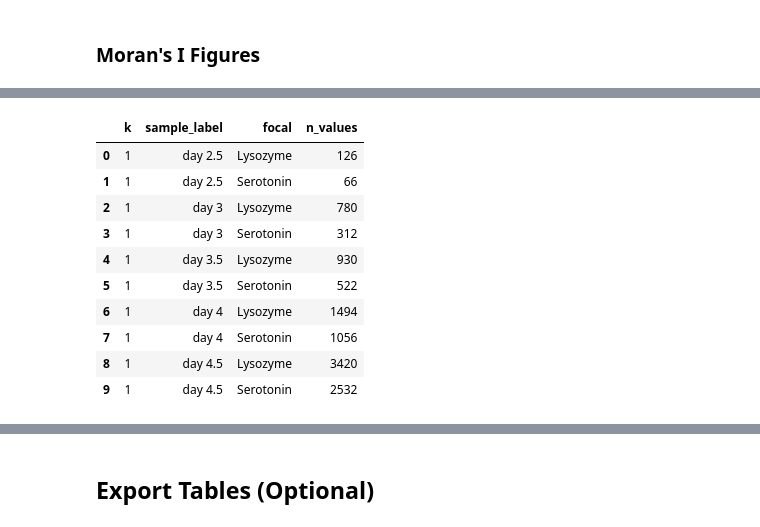
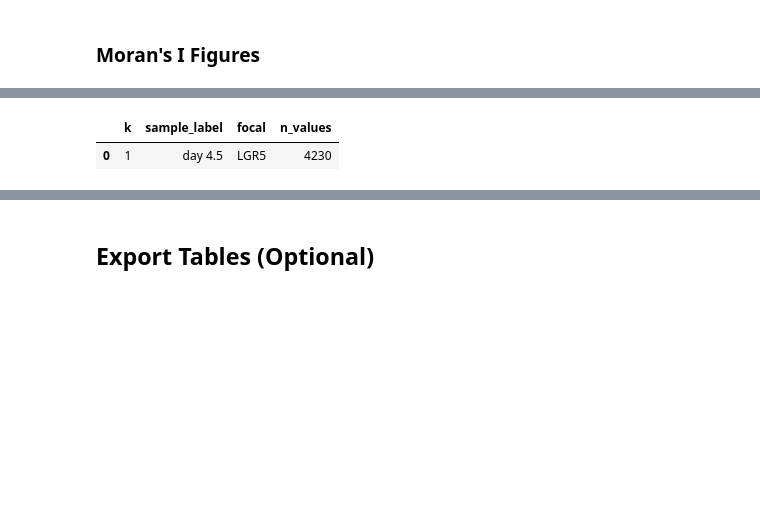
Before and after one commit to fskovbo/OrganoGraph, a Jupyter notebook: notebooks/plot_marker_neighborhood.ipynb, the cells around one changed output, grey strips where cells are left out. Cells and saved outputs as stored; diff of their text form; code cells hidden in the pictures; blank space fills up the shorter version.

```diff
--- a/notebooks/plot_marker_neighborhood.ipynb
+++ b/notebooks/plot_marker_neighborhood.ipynb
@@ -290,8 +521,8 @@ def mean_sem(values, axis=0):
 For each graph, the notebook builds `W = build_weight_matrix_kNN(G, k=1, row_standardize=False)` and computes cross-Moran's I from source markers to target markers. The null distribution is created by permuting target labels.
 # %%
 def moran_cache_path():
-    k_tag = "k" + "-".join(map(str, K_VALUES))
-    suffix = f"{GRAPH_SUBDIR}_{k_tag}_celltype_perms{N_PERMS}_seed{RANDOM_SEED}_max{MAX_GRAPHS_PER_TIMEPOINT}.pkl"
+    k_tag = "k" + "-".join(map(str, MORAN_K_VALUES))
+    suffix = f"{GRAPH_SUBDIR}_{k_tag}_celltype_perms{MORAN_N_PERMS}_seed{RANDOM_SEED}_max{MAX_GRAPHS_PER_TIMEPOINT}_markers{marker_preprocess_cache_tag()}.pkl"
     return CACHE_DIR / f"moran_results_rectangular_{suffix}"
 
 
@@ -322,7 +553,7 @@ def permutation_test_cross_morans_rectangular(X, W, Y, n_perms=999, seed=None):
     return I_obs, local_obs, I_perm, p_values
 
 
-def compute_moran_results(graph_table, analyses=MORAN_ANALYSES, k_values=K_VALUES, n_perms=N_PERMS, seed=RANDOM_SEED):
+def compute_moran_results(graph_table, analyses=MORAN_ANALYSES, k_values=MORAN_K_VALUES, n_perms=MORAN_N_PERMS, seed=RANDOM_SEED):
     cache_path = moran_cache_path()
     if USE_CACHE and cache_path.exists():
         print(f"Loading cached Moran results: {cache_path}")
@@ -338,7 +569,7 @@ def compute_moran_results(graph_table, analyses=MORAN_ANALYSES, k_values=K_VALUE
             continue
 
         for k in k_values:
-            W, _nodes = build_weight_matrix_kNN(G, k=int(k), row_standardize=ROW_STANDARDIZE_W)
+            W, _nodes = build_weight_matrix_kNN(G, k=int(k), row_standardize=MORAN_ROW_STANDARDIZE_W)
             if not np.isfinite(W).all() or W.sum() == 0:
                 continue
 
@@ -434,5 +654,5 @@ Loading cached Moran results: /home/fmoller/Projects/LearningOrganoids/OrganoGra
 # %%
-def summarize_moran_for_plot(moran_df, analysis, k, sources, targets, lower_q=2.5, upper_q=97.5):
+def summarize_moran_for_plot(moran_df, analysis, k, sources, targets, lower_q=MORAN_NULL_Q[0], upper_q=MORAN_NULL_Q[1]):
     rows = []
     df = moran_df[(moran_df["analysis"] == analysis) & (moran_df["k"] == int(k))]
     for source in sources:
@@ -472,7 +692,7 @@ def summarize_moran_for_plot(moran_df, analysis, k, sources, targets, lower_q=2.
     return pd.DataFrame(rows)
 
 
-def plot_moran_grid(moran_df, analysis_spec, k, lower_q=2.5, upper_q=97.5):
+def plot_moran_grid(moran_df, analysis_spec, k, lower_q=MORAN_NULL_Q[0], upper_q=MORAN_NULL_Q[1]):
     sources = list(analysis_spec["sources"])
     targets = list(analysis_spec["targets"])
     summary = summarize_moran_for_plot(moran_df, analysis_spec["name"], k, sources, targets, lower_q, upper_q)
@@ -522,7 +742,7 @@ def plot_moran_grid(moran_df, analysis_spec, k, lower_q=2.5, upper_q=97.5):
 ### Moran's I Figures
 # %%
 moran_summaries = {}
-for k in K_VALUES:
+for k in MORAN_K_VALUES:
     for analysis in MORAN_ANALYSES:
         fig, axes, summary = plot_moran_grid(moran_df, analysis, k=k)
         export_figure(fig, f"morans_I_{analysis['name']}_k{k}")
@@ -537,14 +757,53 @@ For each focal cell positive for Serotonin or Lysozyme, `kNN_marker_composition`
 # %%
 def knn_cache_path():
-    k_tag = "k" + "-".join(map(str, K_VALUES))
-    suffix = f"{GRAPH_SUBDIR}_{k_tag}_celltype_seed{RANDOM_SEED}_max{MAX_GRAPHS_PER_TIMEPOINT}.pkl"
-    return CACHE_DIR / f"knn_results_{suffix}"
+    k_tag = "k" + "-".join(map(str, KHOP_K_VALUES))
+    suffix = f"{GRAPH_SUBDIR}_{k_tag}_khop_celltype_seed{RANDOM_SEED}_max{MAX_GRAPHS_PER_TIMEPOINT}_markers{marker_preprocess_cache_tag()}.pkl"
+    return CACHE_DIR / f"knn_khop_results_{suffix}"
 
 
-def compute_knn_results(graph_table, focal_markers=KNN_FOCAL_MARKERS, target_markers=KNN_TARGET_MARKERS, k_values=K_VALUES):
+def _knn_neighbor_lists_for_cells(sp_lengths, focal_cells, k):
+    """Return all graph nodes within k hops of each focal cell, excluding the focal cell itself."""
+    neighbor_lists = []
+    for cell in focal_cells:
+        dists = sp_lengths.get(int(cell), {})
+        neighbors = [int(n) for n, dist in dists.items() if int(n) != int(cell) and 0 < int(dist) <= int(k)]
+        neighbor_lists.append(neighbors)
+    return neighbor_lists
+
+
+def _mean_target_fraction_from_neighbors(labels, neighbor_lists, target_indices):
+    values = np.zeros((len(neighbor_lists), len(target_indices)), dtype=float)
+    labels = np.asarray(labels) > 0
+    for i, neighbors in enumerate(neighbor_lists):
+        if neighbors:
+            values[i, :] = labels[np.asarray(neighbors, dtype=int)][:, target_indices].mean(axis=0)
+    return values.mean(axis=0) if len(neighbor_lists) else np.full(len(target_indices), np.nan, dtype=float)
+
+
+def _khop_marker_composition(G, positive_labels, focal_marker_idx, k):
+    labels = (np.asarray(positive_labels) > 0).astype(int)
+    focal_cells = np.flatnonzero(labels[:, int(focal_marker_idx)] > 0)
+    if focal_cells.size == 0:
+        raise ValueError("No cells positive for the focal marker")
+    sp_lengths = dict(nx.all_pairs_shortest_path_length(G))
+    neighbor_lists = _knn_neighbor_lists_for_cells(sp_lengths, focal_cells, int(k))
+    marker_indices = np.arange(labels.shape[1])
+
+    comp_accum = np.zeros((len(neighbor_lists), labels.shape[1]), dtype=float)
+    for i, neighbors in enumerate(neighbor_lists):
+        if neighbors:
+            comp_accum[i, :] = labels[np.asarray(neighbors, dtype=int)][:, marker_indices].mean(axis=0)
+
+    avg_comp = comp_accum.mean(axis=0)
+    std_comp = comp_accum.std(axis=0)
+    sem_comp = std_comp / np.sqrt(len(focal_cells))
+    return avg_comp, std_comp, sem_comp, comp_accum
+
+
+def compute_knn_results(graph_table, focal_markers=KHOP_FOCAL_MARKERS, target_markers=KHOP_TARGET_MARKERS, k_values=KHOP_K_VALUES):
     cache_path = knn_cache_path()
     if USE_CACHE and cache_path.exists():
-        print(f"Loading cached kNN results: {cache_path}")
+        print(f"Loading cached k-hop neighborhood results: {cache_path}")
         with open(cache_path, "rb") as f:
             return filter_to_plot_timepoints(pickle.load(f))
 
@@ -554,7 +813,7 @@ def compute_knn_results(graph_table, focal_markers=KNN_FOCAL_MARKERS, target_mar
             all_markers.append(marker)
 
     rows = []
-    for _, rec in tqdm(graph_table.iterrows(), total=len(graph_table), desc="kNN graphs"):
+    for _, rec in tqdm(graph_table.iterrows(), total=len(graph_table), desc="k-hop neighborhood graphs"):
         G = load_graph_cached(rec.graph_path)
         X = marker_matrix_for_graph(G, all_markers)
         if X is None:
@@ -567,14 +826,14 @@ def compute_knn_results(graph_table, focal_markers=KNN_FOCAL_MARKERS, target_mar
                 if np.nansum(X[:, focal_idx]) == 0:
                     continue
                 try:
-                    avg_comp, std_comp, sem_comp, comp_accum = kNN_marker_composition(
+                    avg_comp, std_comp, sem_comp, comp_accum = _khop_marker_composition(
                         G,
                         X.astype(int),
                         focal_marker_idx=focal_idx,
                         k=int(k),
                     )
                 except Exception as err:
-                    warnings.warn(f"kNN failed for {rec.label_uid} focal={focal} k={k}: {err}")
+                    warnings.warn(f"k-hop neighborhood failed for {rec.label_uid} focal={focal} k={k}: {err}")
                     continue
 
                 for target in target_markers:
@@ -596,7 +855,7 @@ def compute_knn_results(graph_table, focal_markers=KNN_FOCAL_MARKERS, target_mar
     if USE_CACHE:
         with open(cache_path, "wb") as f:
             pickle.dump(result, f)
-        print(f"Saved kNN cache: {cache_path}")
+        print(f"Saved k-hop neighborhood cache: {cache_path}")
     return result
 
 
@@ -614,11 +872,2 @@ Loading cached kNN results: /home/fmoller/Projects/LearningOrganoids/OrganoGraph
 |  | k | sample_label | focal | n_values |
-| 0 | 1 | day 2.5 | Lysozyme | 126 |
-| 1 | 1 | day 2.5 | Serotonin | 66 |
-| 2 | 1 | day 3 | Lysozyme | 780 |
-| 3 | 1 | day 3 | Serotonin | 312 |
-| 4 | 1 | day 3.5 | Lysozyme | 930 |
-| 5 | 1 | day 3.5 | Serotonin | 522 |
-| 6 | 1 | day 4 | Lysozyme | 1494 |
-| 7 | 1 | day 4 | Serotonin | 1056 |
-| 8 | 1 | day 4.5 | Lysozyme | 3420 |
-| 9 | 1 | day 4.5 | Serotonin | 2532 |
+| 0 | 1 | day 4.5 | LGR5 | 4230 |
```
Also changed, not shown: parts of 19 cells of this notebook, 9 other files.
